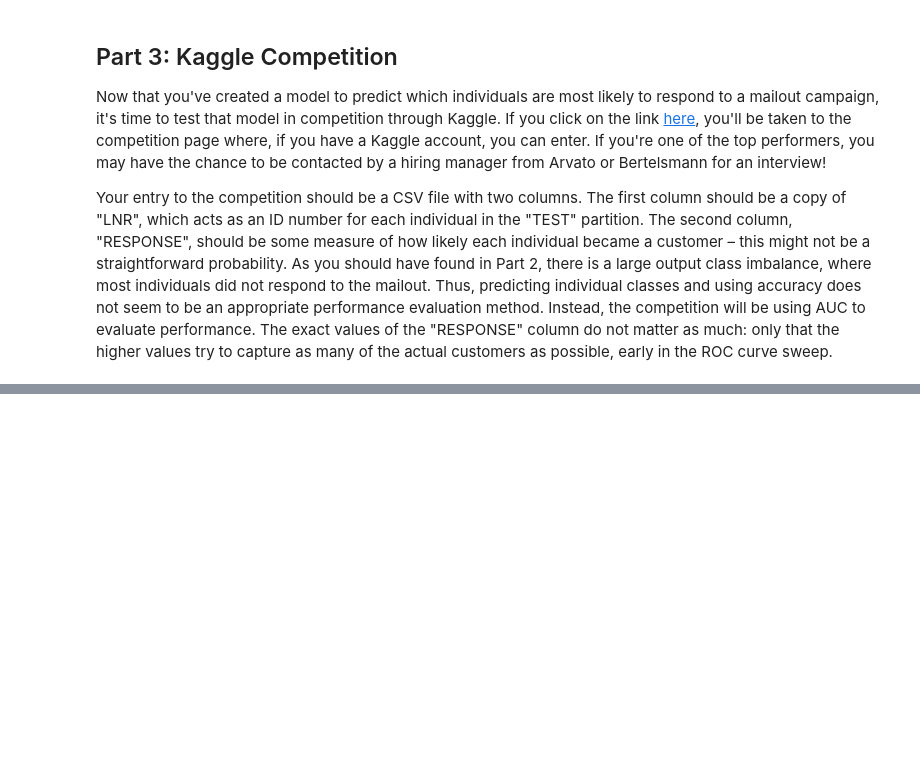
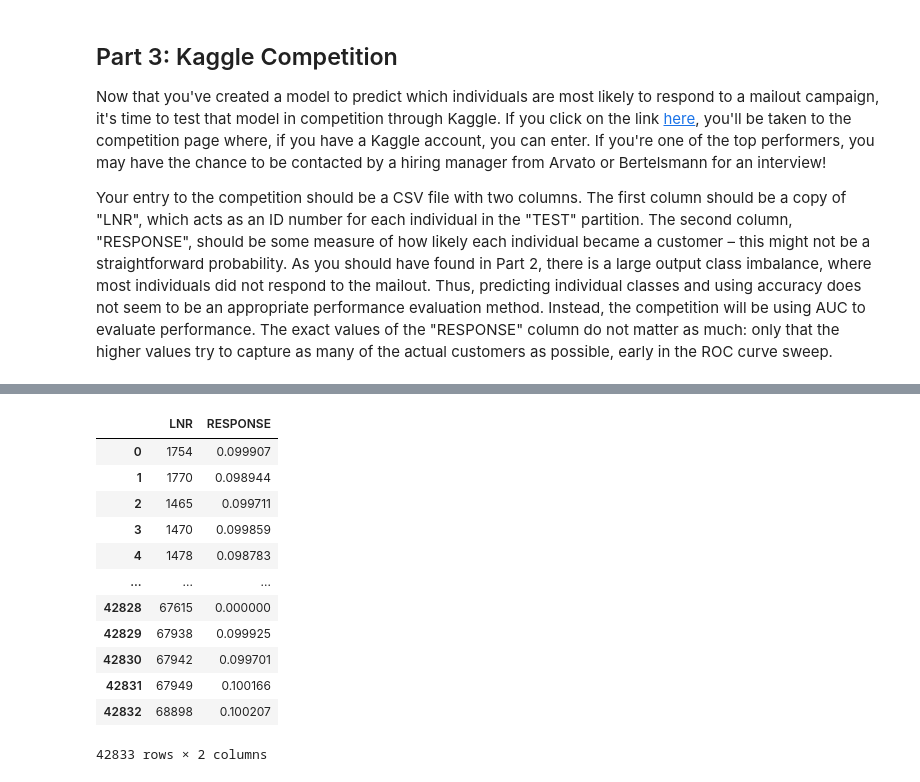
Before and after one commit to Jannis12324/customer_response_prediction, a Jupyter notebook: Arvato Project Workbook.ipynb, the cells around one changed output, grey strips where cells are left out. Saved outputs shown, nothing was run; the diff lists cells and outputs as text; code cells hidden in the pictures; blank space fills up the shorter version.

```diff
--- a/Arvato Project Workbook.ipynb
+++ b/Arvato Project Workbook.ipynb
@@ -882,0 +931,11 @@ test_pca["cluster"] = kmeans.predict(test_pca)
+# %%
+for idx, value in enumerate(merger["Index"]):
+    if value != value:
+        merger.iloc[idx, 1] = 0
+        merger.iloc[idx, 0] = merger.iloc[idx, 2]
+# %%
+merger["Index"] = merger["Index"].astype(int)
+# %%
+merger.drop(columns = ["LNR"], inplace = True)
+# %%
+merger.rename(columns = {"Index": "LNR", "values": "RESPONSE"}, inplace = True)
@@ -883 +944,17 @@ test_pca["cluster"] = kmeans.predict(test_pca)
+# %%
+merger
+# %% [output]
+|  | LNR | RESPONSE |
+| 0 | 1754 | 0.099907 |
+| 1 | 1770 | 0.098944 |
+| 2 | 1465 | 0.099711 |
+| 3 | 1470 | 0.099859 |
+| 4 | 1478 | 0.098783 |
+| ... | ... | ... |
+| 42828 | 67615 | 0.000000 |
+| 42829 | 67938 | 0.099925 |
+| 42830 | 67942 | 0.099701 |
+| 42831 | 67949 | 0.100166 |
+| 42832 | 68898 | 0.100207 |
+42833 rows × 2 columns
 # %%
```
Also changed, not shown: parts of 56 cells of this notebook, 1 other file.
